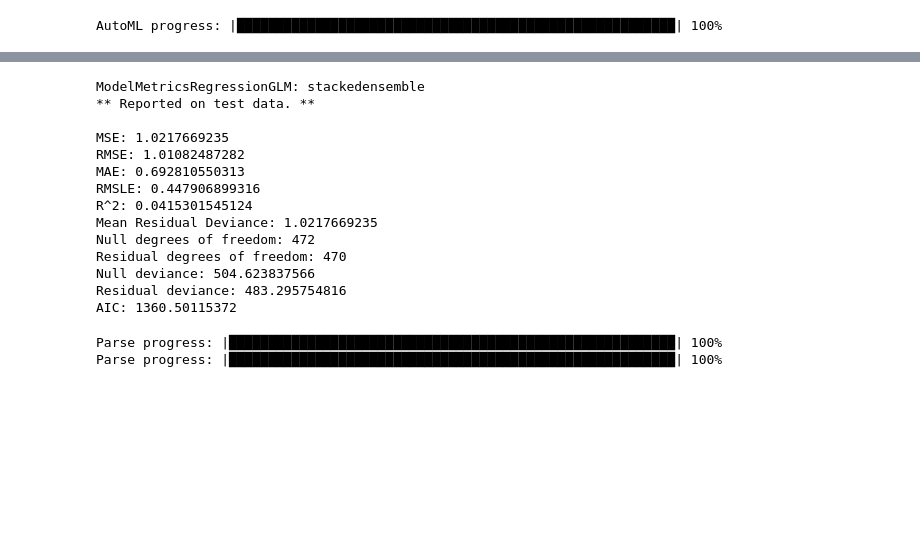
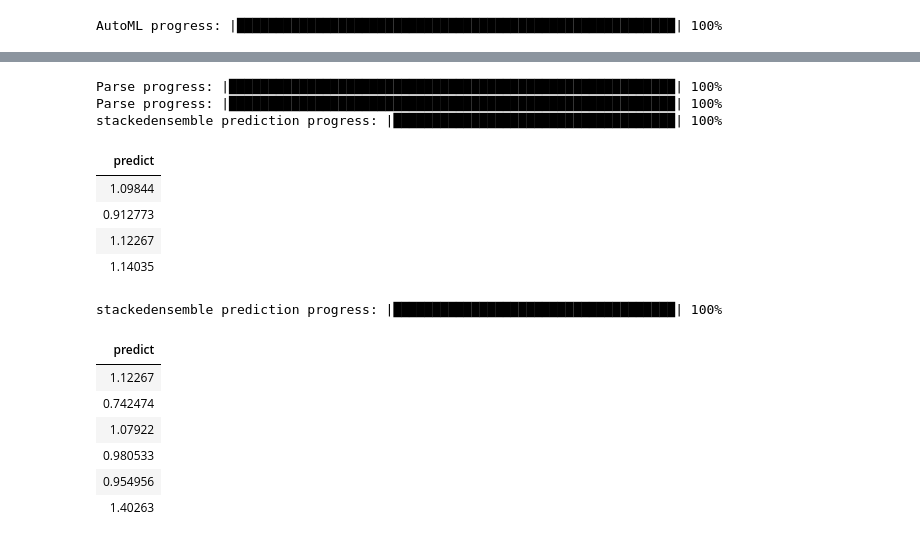
Before and after one commit to jeanettehead/tracker-ml, a Jupyter notebook: tracker_models.ipynb, the cells around one changed output, grey strips where cells are left out. Saved outputs shown, nothing was run; the diff lists cells and outputs as text; code cells hidden in the pictures; blank space fills up the shorter version.

```diff
--- a/tracker_models.ipynb
+++ b/tracker_models.ipynb
@@ -302,54 +241,58 @@ Mean Residual Deviance: 1.01825733804
 # %%
-lb = aml_title.leaderboard
-aml_title_leader_metrics = aml_title.leader.model_performance(test_title)
+# lb = aml_title.leaderboard
+# aml_title_leader_metrics = aml_title.leader.model_performance(test_title)
 
-aml_title_leader_metrics
+# aml_title_leader_metrics
-# %% [output]
-ModelMetricsRegressionGLM: stackedensemble
-** Reported on test data. **
-
-MSE: 1.0217669235
-RMSE: 1.01082487282
-MAE: 0.692810550313
-RMSLE: 0.447906899316
-R^2: 0.0415301545124
-Mean Residual Deviance: 1.0217669235
-Null degrees of freedom: 472
-Residual degrees of freedom: 470
-Null deviance: 504.623837566
-Residual deviance: 483.295754816
-AIC: 1360.50115372
 # %%
-def predict(stories, w2v, gbm):
+def predict(stories, w2v):
 
     words = tokenize(stories["Description"].ascharacter())
     description_vec = w2v.transform(words, aggregate_method="AVERAGE")
 
 #     summary_words = tokenize(reviews["Summary"].ascharacter())
 #     summary_vec = w2v.transform(summary_words, aggregate_method="AVERAGE")
 
     model_data = stories.cbind(description_vec)#.cbind(summary_vec)
     print(aml.leader.predict(model_data))
 
 #Iteration, type, description
 stories = h2o.H2OFrame([
     [15, "feature", "Allow account owners and admins to view and delete github integrations. Super admins can view but not delete", "This includes when a user is looking at the list of github integrations, clicking on a github integration should take the user to the edit or view page depending."],
     [289, "feature", "Allow account owners and admins to view and delete github integrations. Super admins can view but not delete", "This includes when a user is looking at the list of github integrations, clicking on a github integration should take the user to the edit or view page depending."],
     [15, "feature", "Store education box preference via App Settings", "Now that we've seen it work locally, let's add the appropriate logic to the AppSettings endpoint and persist it.\nDo not show preference:\n\nLast time\nRemind me again"],
     [289, "feature", "Store education box preference via App Settings","Now that we've seen it work locally, let's add the appropriate logic to the AppSettings endpoint and persist it.\nDo not show preference:\n\nLast time\nRemind me again"],
 
 ])
 
 stories2 = h2o.H2OFrame([
     [15, "feature", "Create the omega primary and warehouse Cloud SQL databases via terraform","Now that we've seen it work locally, let's add the appropriate logic to the AppSettings endpoint and persist it.\nDo not show preference:\n\nLast time\nRemind me again"],
     [647, "feature", "Create the omega primary and warehouse Cloud SQL databases via terraform","Now that we've seen it work locally, let's add the appropriate logic to the AppSettings endpoint and persist it.\nDo not show preference:\n\nLast time\nRemind me again"],
-    [647, "feature", "As a Tracker Team Member, I can view a Concourse instance managed by our Infra Team","Spin up in the cf-tracker-production-services project with n >= 1 workers.\n\nAuthentication beyond concourse admin user is out of scope.\n\n## Acceptance criteria\nA concourse instance spun up in the `cf-tracker-production-services` project is accessible via the browser.\n\n---Docs added as part of this story:* https://github.com/pivotaltracker/tracker-docs/blob/master/devops/HowTos/credhub-usage.md* https://github.com/pivotaltracker/tracker-docs/blob/master/devops/HowTos/cloud-workstation-login.md* https://github.com/pivotaltracker/tracker/blob/master/nonapp/concourse-deployment/README.md"]
+    [647, "feature", "As a tracker user I can add an emoji as an attachment","Look into how it was done for google attachments. This will involve creating new command and bumping the version of the command layer. User experience must be perfect. github.com/someexample. Acceptance criteria: open the attachment menu. select emoji. type every single emoji possible. save the story or epic. see that it is attached"],
+    [1, "feature", "As a Tracker Team Member, I can view a Concourse instance managed by our Infra Team","Spin up in the cf-tracker-production-services project with n >= 1 workers.\n\nAuthentication beyond concourse admin user is out of scope.\n\n## Acceptance criteria\nA concourse instance spun up in the `cf-tracker-production-services` project is accessible via the browser.\n\n---Docs added as part of this story:* https://github.com/pivotaltracker/tracker-docs/blob/master/devops/HowTos/credhub-usage.md* https://github.com/pivotaltracker/tracker-docs/blob/master/devops/HowTos/cloud-workstation-login.md* https://github.com/pivotaltracker/tracker/blob/master/nonapp/concourse-deployment/README.md"],
+    [700, "feature", "As a Tracker Team Member, I can view a Concourse instance managed by our Infra Team","Spin up in the cf-tracker-production-services project with n >= 1 workers.\n\nAuthentication beyond concourse admin user is out of scope.\n\n## Acceptance criteria\nA concourse instance spun up in the `cf-tracker-production-services` project is accessible via the browser.\n\n---Docs added as part of this story:* https://github.com/pivotaltracker/tracker-docs/blob/master/devops/HowTos/credhub-usage.md* https://github.com/pivotaltracker/tracker-docs/blob/master/devops/HowTos/cloud-workstation-login.md* https://github.com/pivotaltracker/tracker/blob/master/nonapp/concourse-deployment/README.md"],
+    [400, "feature", "Add a new story state","Add a new story state to represent the testing state. It should appear in the drop down after delivered but as a separate step than accept/reject. Stories with this state should display in order before stories in accept/reject but afte stories that are started and delivered. Let's move them automatically, and animate that move so that users know what is going on. Should work on all browsers - chrome/firefox/ie6 etc. Acceptance criteria: Set a story to  the testing state. pass/fail. see that the state is refelcted on the story and everything else works great."],
 
 ])
 
 stories.col_names=["Iteration", "Type", "Title", "Description"]
+stories2.col_names=["Iteration", "Type", "Title", "Description"]
 
-print(predict(stories,description_w2v_model, gbm_model))
+predict(stories,description_w2v_model)
+predict(stories2,description_w2v_model)
 # %% [output]
 Parse progress: |█████████████████████████████████████████████████████████| 100%
 Parse progress: |█████████████████████████████████████████████████████████| 100%
+stackedensemble prediction progress: |████████████████████████████████████| 100%
+| predict |
+| 1.09844 |
+| 0.912773 |
+| 1.12267 |
+| 1.14035 |
+stackedensemble prediction progress: |████████████████████████████████████| 100%
+| predict |
+| 1.12267 |
+| 0.742474 |
+| 1.07922 |
+| 0.980533 |
+| 0.954956 |
+| 1.40263 |
```
Also changed, not shown: parts of 14 cells of this notebook.
